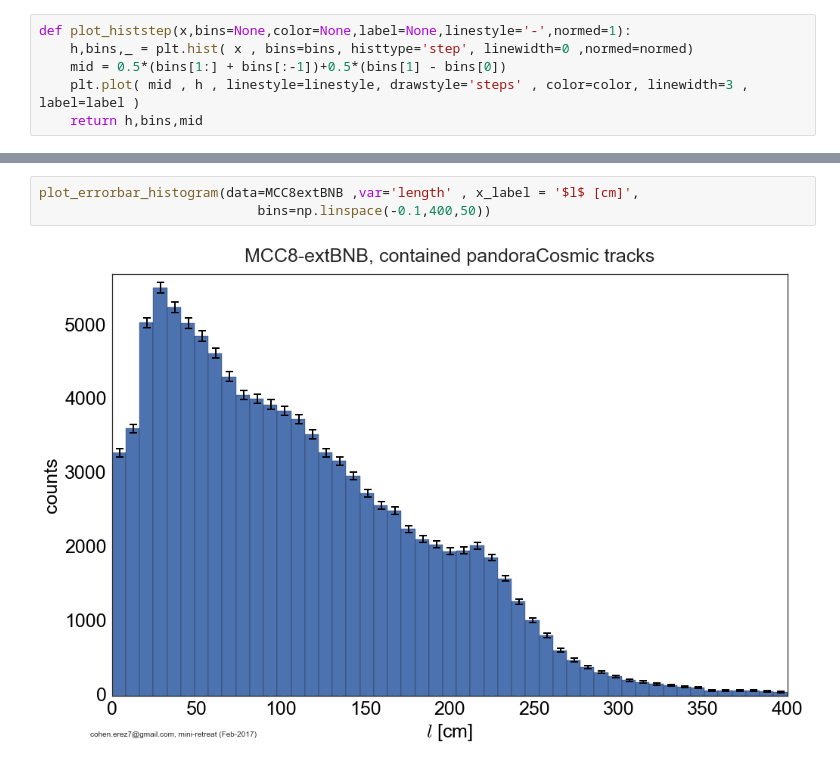
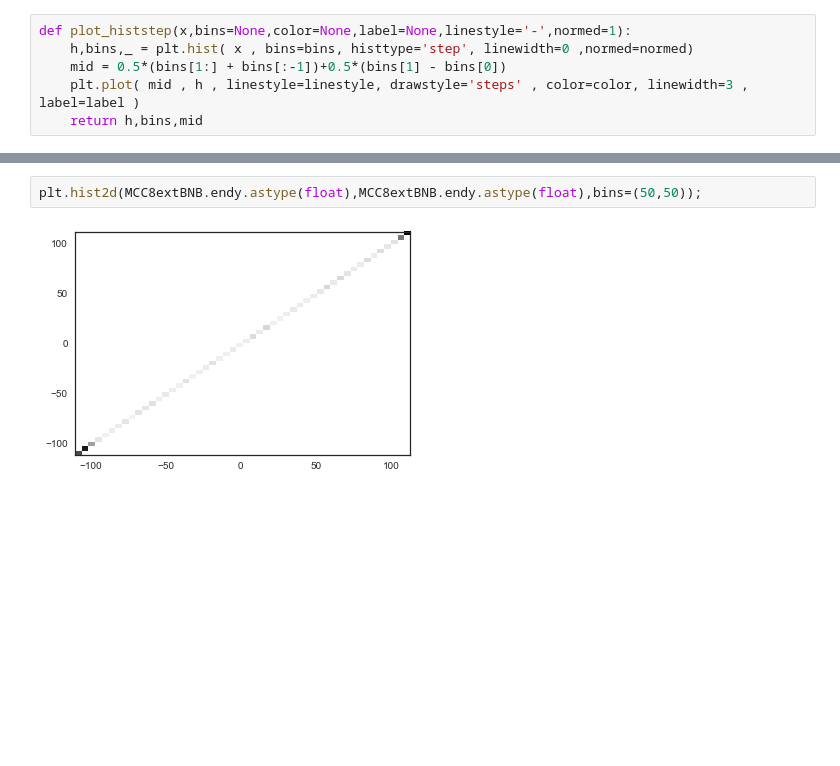
Before and after one commit to erezcoh4/AnalysisTreesInformation, a Jupyter notebook: AnaTreesPackage/notebooks/retreats/Feb2017/extBNB_plots.ipynb, the cells around one changed output, grey strips where cells are left out. Drawn from its saved outputs; the diff is of its cells as text; blank space fills up the shorter version.

```diff
--- a/AnaTreesPackage/notebooks/retreats/Feb2017/extBNB_plots.ipynb
+++ b/AnaTreesPackage/notebooks/retreats/Feb2017/extBNB_plots.ipynb
@@ -149,8 +142,7 @@ plt.savefig('/Users/erezcohen/Desktop/uBoone/analysis/retreats/Feb2017/lenght.pd
-# %%
-plot_errorbar_histogram(data=MCC8extBNB ,var='length' , x_label = '$l$ [cm]',
-                            bins=np.linspace(-0.1,400,50))
-# %% [output]
-[figure, removed]
+# %%
+plt.hist2d(MCC8extBNB.endy.astype(float),MCC8extBNB.endy.astype(float),bins=(50,50));
+# %% [output]
+[figure, added]
 # %%
 fig = plt.figure(figsize=(20,10))
 ax = fig.add_subplot(2,1,1)
```
Also changed, not shown: parts of 15 cells of this notebook, 1 other file.
